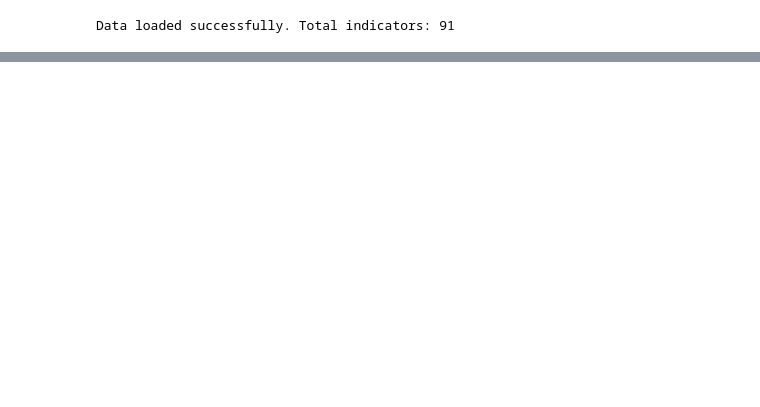
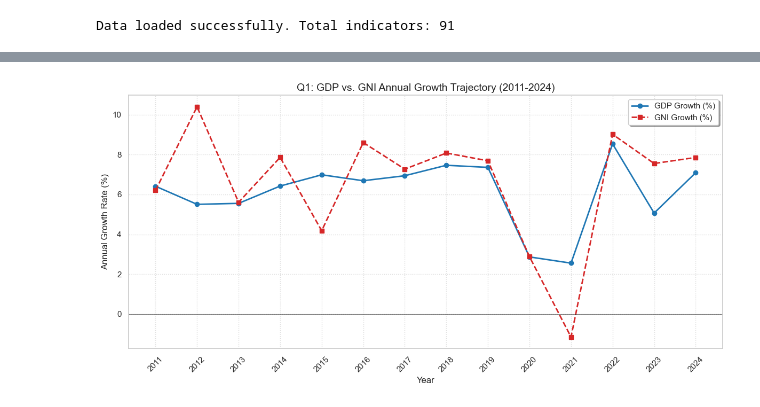
Before and after one commit to lykhai2512/DV2-WDI, a Jupyter notebook: analysis.ipynb, the cells around one changed output, grey strips where cells are left out. Drawn from its saved outputs; the diff is of its cells as text; code cells hidden in the pictures; blank space fills up the shorter version.

```diff
--- a/analysis.ipynb
+++ b/analysis.ipynb
@@ -25,3 +20,6 @@ import pandas as pd
 import numpy as np
 import matplotlib.pyplot as plt
 import seaborn as sns
+
+sns.set_theme(style="whitegrid")
+plt.rcParams['figure.figsize'] = (10, 6)
@@ -203,0 +330,18 @@ print(summary_table.head(10))
+# %%
+# Find
+target_female = "Educational attainment, at least completed primary, population 25+ years, female (%) (cumulative)"
+comparison_group = [
+    "Educational attainment, at least completed primary, population 25+ years, total (%) (cumulative)",
+    "Educational attainment, at least completed primary, population 25+ years, male (%) (cumulative)",
+    target_female
+]
+years_context = ["2016", "2017", "2018", "2019"]
+
+print("--- Data Before Interpolation (2018 is NaN) ---")
+print(data_body.full_df.loc[[target_female], years_context])
+
+data_body.full_df.loc[target_female] = data_body.full_df.loc[target_female].interpolate(method='linear')
+
+# Demonstrate
+print("\n--- Data After Interpolation (2018 Filled) ---")
+print(data_body.full_df.loc[[target_female], years_context])
@@ -203,0 +757,4 @@ print(summary_table.head(10))
+# %%
+plot_q1(data_body)
+# %% [output]
+[figure, added]
```
Also changed, not shown: parts of 53 cells of this notebook, 3 other files.
